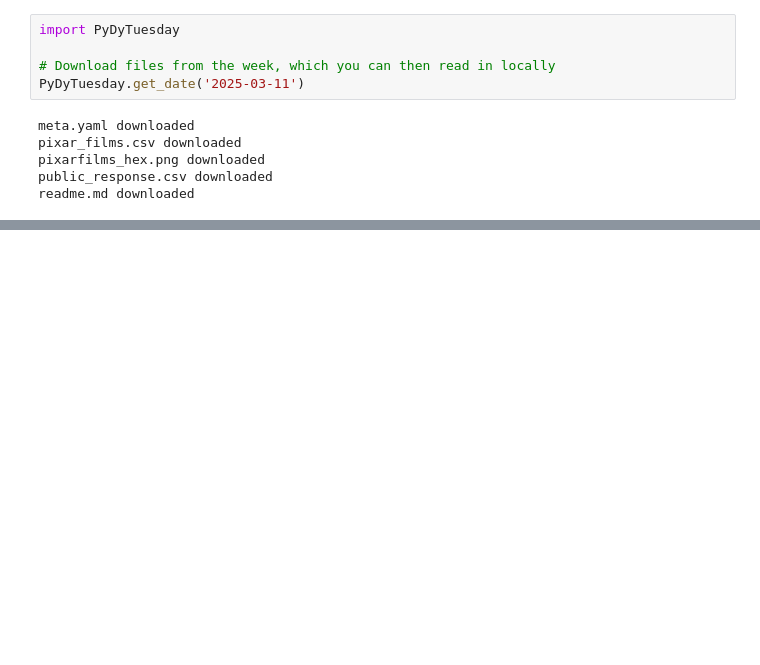
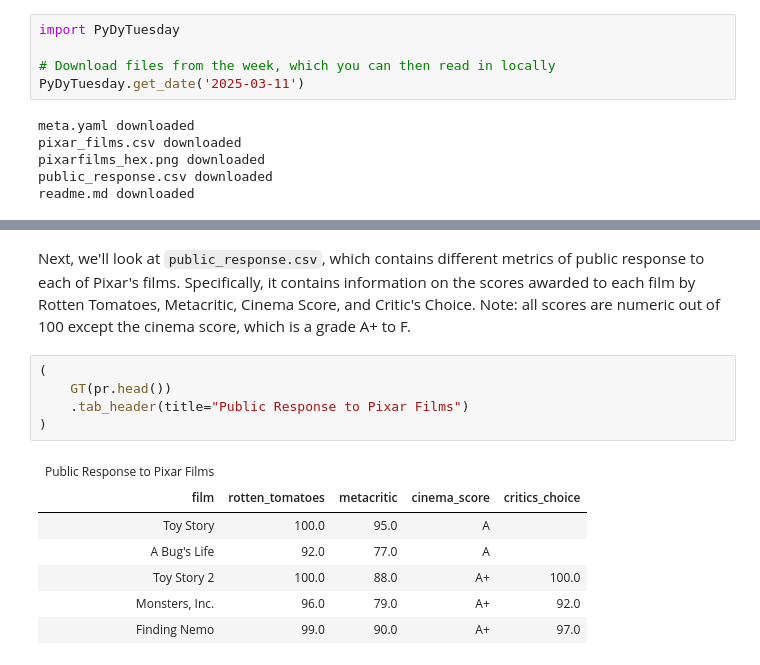
Before and after one commit to kylieainslie/pydy-tuesday, a Jupyter notebook: 2025-03-10/pt_2025-03-11.ipynb, the cells around one changed output, grey strips where cells are left out. Cells and saved outputs as stored; diff of their text form; blank space fills up the shorter version.

```diff
--- a/2025-03-10/pt_2025-03-11.ipynb
+++ b/2025-03-10/pt_2025-03-11.ipynb
@@ -42,0 +69,15 @@ readme.md downloaded
+# %% [markdown]
+Next, we'll look at `public_response.csv`, which contains different metrics of public response to each of Pixar's films. Specifically, it contains information on the scores awarded to each film by Rotten Tomatoes, Metacritic, Cinema Score, and Critic's Choice. Note: all scores are numeric out of 100 except the cinema score, which is a grade A+ to F.
+# %%
+(
+    GT(pr.head())
+    .tab_header(title="Public Response to Pixar Films")
+)
+# %% [output]
+| Public Response to Pixar Films |  |  |  |  |
+| film | rotten_tomatoes | metacritic | cinema_score | critics_choice |
+| Toy Story | 100.0 | 95.0 | A |  |
+| A Bug's Life | 92.0 | 77.0 | A |  |
+| Toy Story 2 | 100.0 | 88.0 | A+ | 100.0 |
+| Monsters, Inc. | 96.0 | 79.0 | A+ | 92.0 |
+| Finding Nemo | 99.0 | 90.0 | A+ | 97.0 |
```
Also changed, not shown: parts of 10 cells of this notebook.
